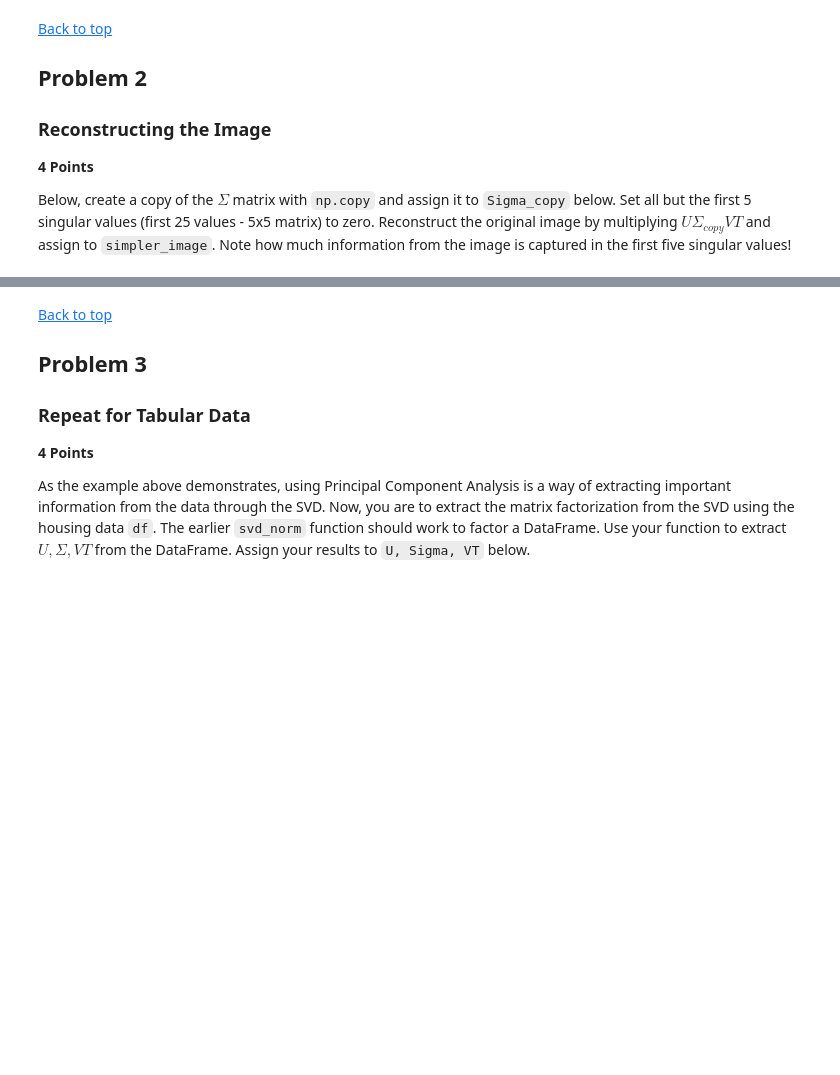
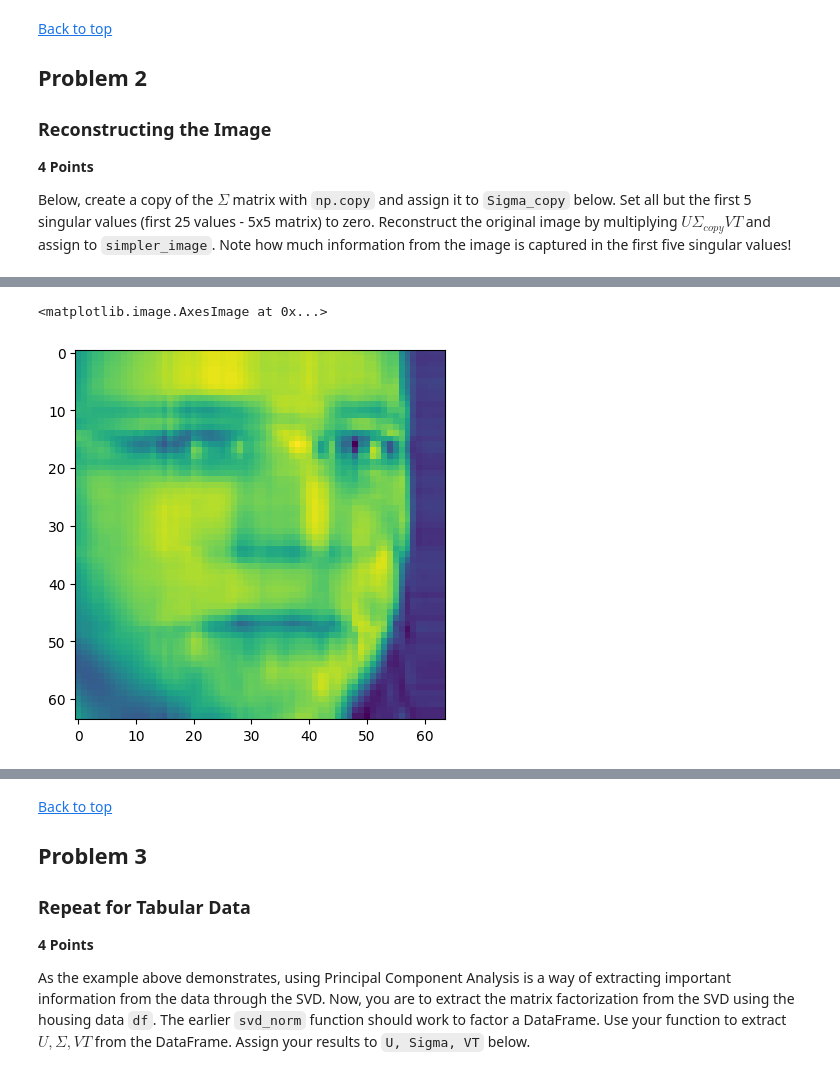
Before and after one commit to SenorMega/AI_ML-Jupyter-Notebooks, a Jupyter notebook: Module 6/coding_activity_6.2.ipynb, the cells around one changed output, grey strips where cells are left out. Cells and saved outputs as stored; diff of their text form; code cells hidden in the pictures; blank space fills up the shorter version.

```diff
--- a/Module 6/coding_activity_6.2.ipynb
+++ b/Module 6/coding_activity_6.2.ipynb
@@ -155,0 +164,8 @@ plt.title('Image Reconstructed from first 5 Singular Values');
+# %%
+Sigma_copy7 = np.copy(Sigma)
+Sigma_copy7[7:, 7:] = 0
+simpler_image = U@Sigma_copy7@VT
+plt.imshow(simpler_image)
+# %% [output]
+<matplotlib.image.AxesImage at 0x...>
+[figure, added]
```
Also changed, not shown: parts of 8 cells of this notebook, 2 other files.
